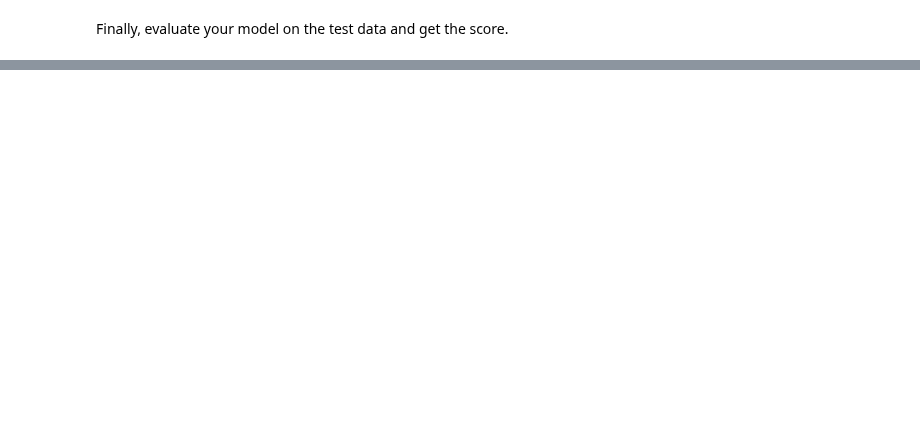
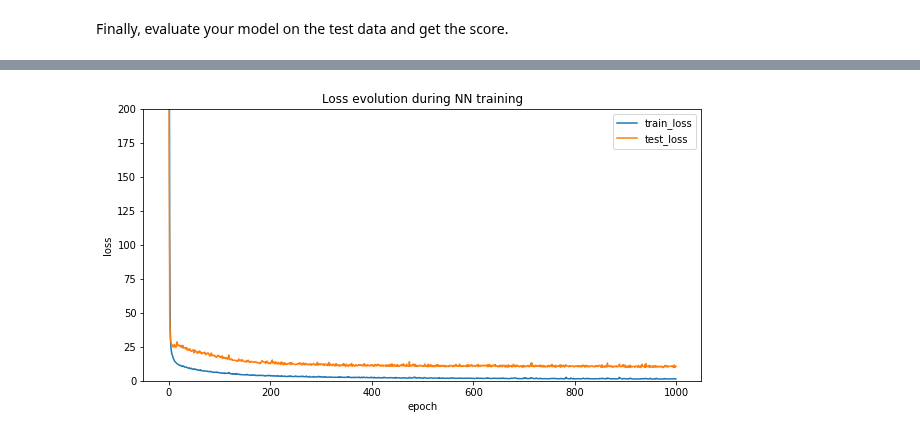
Before and after one commit to mlukan/GDA3B2021, a Jupyter notebook: NN/Quest_NN_1.ipynb, the cells around one changed output, grey strips where cells are left out. Cells and saved outputs as stored; diff of their text form; code cells hidden in the pictures; blank space fills up the shorter version.

```diff
--- a/NN/Quest_NN_1.ipynb
+++ b/NN/Quest_NN_1.ipynb
@@ -66,0 +127,29 @@ Try out different hyperparameters, i.e. reduce the number of neurons in your hid
+# %%
+from sklearn.preprocessing import StandardScaler
+scaler = StandardScaler()
+scaler=scaler.fit(X_train)
+X_train_sc= scaler.transform(X_train)
+X_test_sc=scaler.transform(X_test)
+# %%
+from keras.layers import Dense, Dropout, Activation, Flatten,Dropout
+import numpy as np
+from tensorflow.keras.models import Sequential
+from tensorflow.keras.layers import Dense, Dropout
+from tensorflow.keras.optimizers import Adam
+
+nn2=Sequential()
+nn2.add(Dense(128,input_dim=13, activation='relu',kernel_regularizer='l2'))
+nn2.add(Dense(128,activation='relu',kernel_regularizer='l2'))
+nn2.add(Dense(1))
+opt = Adam(0.001)
+
+nn2.compile(optimizer=opt, loss='mean_squared_error')
+# %%
+%%time
+nn2story=nn2.fit(X_train_sc,
+        y_train,
+      epochs=1000,
+        batch_size=20,
+       validation_data=(X_test_sc,y_test),
+       verbose=0
+      )
@@ -66,0 +166,4 @@ Try out different hyperparameters, i.e. reduce the number of neurons in your hid
+# %%
+show_history(nn2story)
+# %% [output]
+[figure, added]
```
Also changed, not shown: parts of 16 cells of this notebook, 1 other file.
